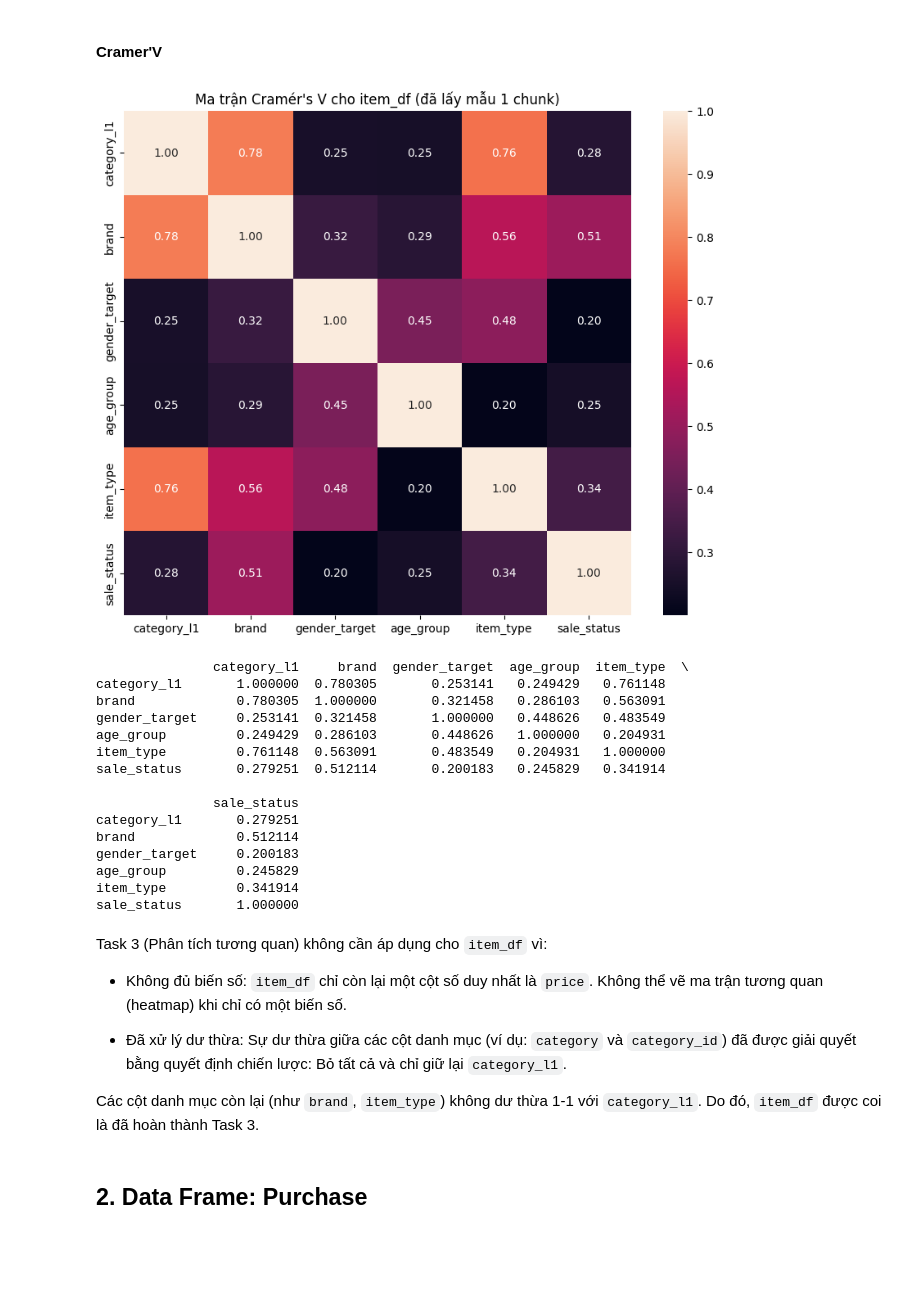
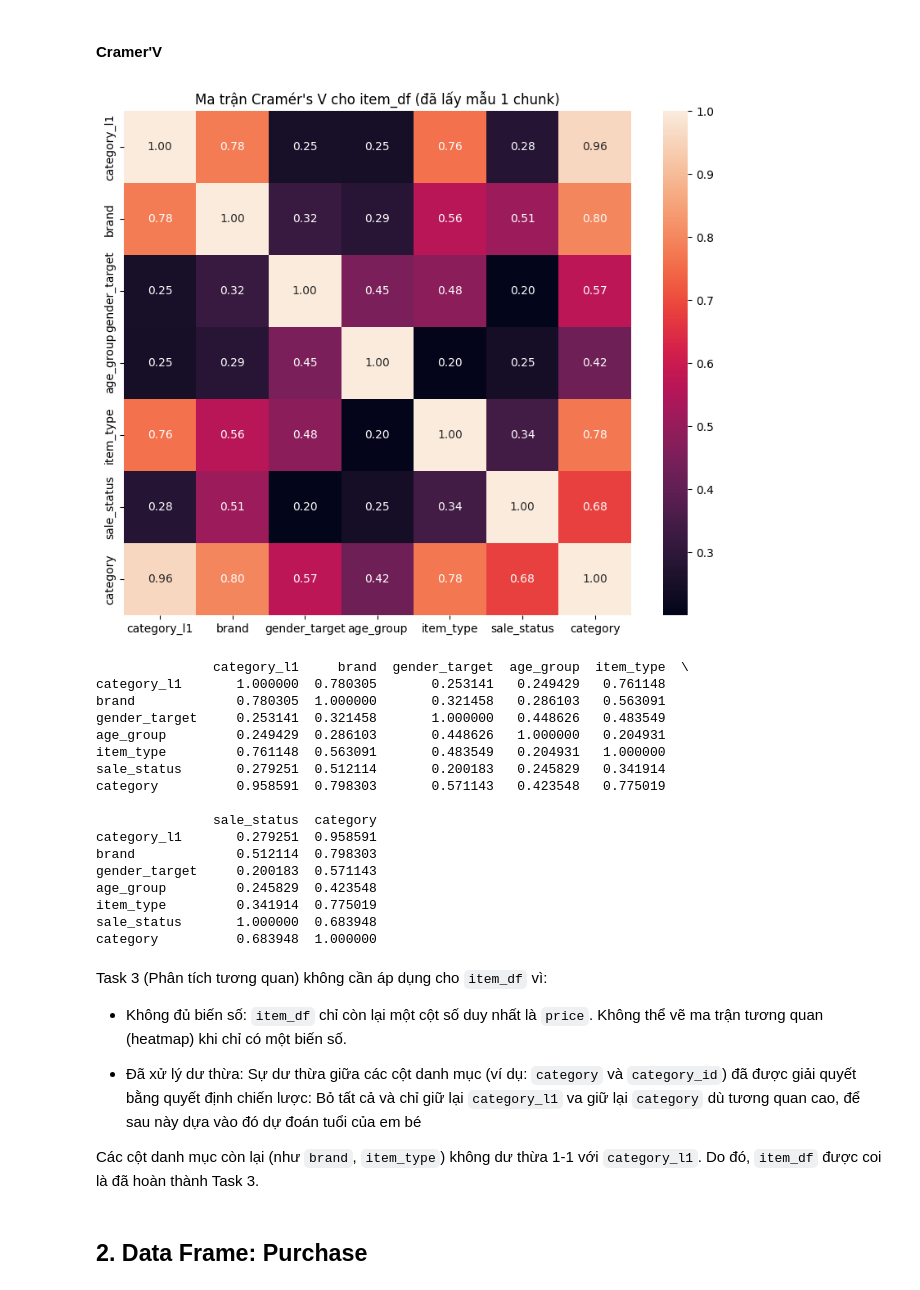
Before and after one commit to LeHung1705/CS116-python-for-ML, a Jupyter notebook: DataPreprocessing.ipynb, the cells around one changed output. Drawn from its saved outputs; the diff is of its cells as text; code cells hidden in the pictures; blank space fills up the shorter version.

Commit message:
fix: keep `category` in item_df for baby age prediction

```diff
--- a/DataPreprocessing.ipynb
+++ b/DataPreprocessing.ipynb
@@ -566,7 +565,7 @@ def cramers_v(x, y):
 # --- 2. Các cột cần kiểm tra ---
 categorical_cols = [
     'category_l1', 'brand', 'gender_target',
-    'age_group', 'item_type', 'sale_status'
+    'age_group', 'item_type', 'sale_status', 'category'
 ]
 
 # --- 3. Lấy mẫu ---
@@ -590,34 +589,34 @@ v_matrix = pd.DataFrame(
     np.zeros((len(valid_cols), len(valid_cols))),
     index=valid_cols,
     columns=valid_cols
 )
 
 for i in range(len(valid_cols)):
     for j in range(i, len(valid_cols)):
         col1 = valid_cols[i]
         col2 = valid_cols[j]
 
         if i == j:
             v = 1.0
         else:
             v = cramers_v(df_sample_pd[col1], df_sample_pd[col2])
 
         v_matrix.loc[col1, col2] = v
         v_matrix.loc[col2, col1] = v
 
 # --- 5. Vẽ Heatmap ---
 plt.figure(figsize=(10, 8))
 sns.heatmap(
     v_matrix,
     annot=True,
     fmt='.2f'
 )
 plt.title("Ma trận Cramér's V cho item_df (đã lấy mẫu 1 chunk)")
 plt.show()
 
 print(v_matrix)
 # %% [output]
-[figure, old version]
+[figure, new version]
                category_l1     brand  gender_target  age_group  item_type  \
 category_l1       1.000000  0.780305       0.253141   0.249429   0.761148
 brand             0.780305  1.000000       0.321458   0.286103   0.563091
@@ -625,20 +624,22 @@ gender_target     0.253141  0.321458       1.000000   0.448626   0.483549
 age_group         0.249429  0.286103       0.448626   1.000000   0.204931
 item_type         0.761148  0.563091       0.483549   0.204931   1.000000
 sale_status       0.279251  0.512114       0.200183   0.245829   0.341914
+category          0.958591  0.798303       0.571143   0.423548   0.775019
 
-               sale_status
-category_l1       0.279251
-brand             0.512114
-gender_target     0.200183
-age_group         0.245829
-item_type         0.341914
-sale_status       1.000000
+               sale_status  category
+category_l1       0.279251  0.958591
+brand             0.512114  0.798303
+gender_target     0.200183  0.571143
+age_group         0.245829  0.423548
+item_type         0.341914  0.775019
+sale_status       1.000000  0.683948
+category          0.683948  1.000000
 # %% [markdown]
 Task 3 (Phân tích tương quan) không cần áp dụng cho `item_df` vì:
 
 - Không đủ biến số: `item_df` chỉ còn lại một cột số duy nhất là `price`. Không thể vẽ ma trận tương quan (heatmap) khi chỉ có một biến số.
 
-- Đã xử lý dư thừa: Sự dư thừa giữa các cột danh mục (ví dụ: `category` và `category_id`) đã được giải quyết bằng quyết định chiến lược: Bỏ tất cả và chỉ giữ lại `category_l1`.
+- Đã xử lý dư thừa: Sự dư thừa giữa các cột danh mục (ví dụ: `category` và `category_id`) đã được giải quyết bằng quyết định chiến lược: Bỏ tất cả và chỉ giữ lại `category_l1` va giữ lại `category` dù tương quan cao, để sau này dựa vào đó dự đoán tuổi của em bé
 
 Các cột danh mục còn lại (như `brand`, `item_type`) không dư thừa 1-1 với `category_l1`. Do đó, `item_df` được coi là đã hoàn thành Task 3.
 # %% [markdown]
```
Also changed, not shown: parts of 7 cells of this notebook.
